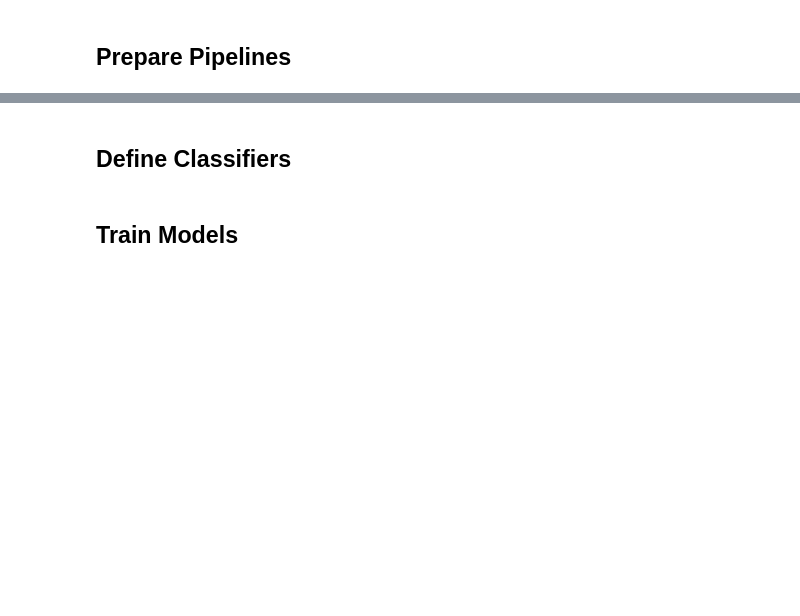
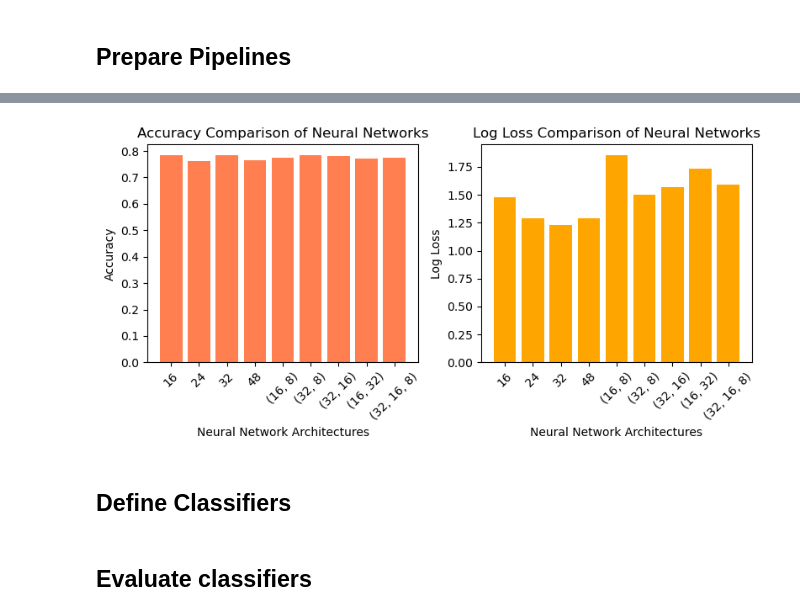
Before and after one commit to BearToCode/ai-mode-selection, a Jupyter notebook: notebook.ipynb, the cells around one changed output, grey strips where cells are left out. Cells and saved outputs as stored; diff of their text form; code cells hidden in the pictures; blank space fills up the shorter version.

```diff
--- a/notebook.ipynb
+++ b/notebook.ipynb
@@ -113,10 +117,16 @@ missing_choice = df["Choice"] < 0
 # Drop rows with missing target variable
 df.drop(df[missing_choice].index, inplace=True)
 
+missing_strategy = "impute"  # "drop" or "impute"
+
 # Drop rows with missing features (negative values)
 for feature, _ in global_features + [("Choice", FeatureType.Nominal)]:
     missing = df[feature] < 0
-    df.drop(df[missing].index, inplace=True)
+    if missing_strategy == "drop":
+        df.drop(df[missing].index, inplace=True)
+    elif missing_strategy == "impute":
+        if missing.any():
+            df.loc[missing, feature] = df[feature].median()
 
 # Set all attitudinal features = 6 ("Don't know") to 3 ("Neutral")
 # as removing them would lead to a significant loss of data
@@ -222,3 +278,36 @@ get_pipeline = lambda features, classifier: Pipeline(
+# %%
+# Plot the NN results
+import matplotlib.pyplot as plt
+
+plt.figure(figsize=(8, 4))
+# First plot: accuracy
+plt.subplot(1, 2, 1)
+plt.bar(
+    list(nn_results.keys()),
+    [res["accuracy"] for res in nn_results.values()],
+    color="coral",
+)
+plt.xticks(rotation=45)
+plt.xlabel("Neural Network Architectures")
+plt.ylabel("Accuracy")
+plt.title("Accuracy Comparison of Neural Networks")
+plt.tight_layout()
+
+# Second plot: log loss
+plt.subplot(1, 2, 2)
+plt.bar(
+    list(nn_results.keys()),
+    [res["log_loss"] for res in nn_results.values()],
+    color="orange",
+)
+plt.xticks(rotation=45)
+plt.xlabel("Neural Network Architectures")
+plt.ylabel("Log Loss")
+plt.title("Log Loss Comparison of Neural Networks")
+plt.tight_layout()
+plt.savefig("figures/nn_architectures_comparison.png")
+# %% [output]
+[figure, added]
 # %% [markdown]
 ## Define Classifiers
 # %%
@@ -237,5 +324,5 @@ classifiers = {
     ),
 }
-# %% [markdown]
-## Train Models
+# %% [markdown]
+## Evaluate classifiers
 # %%
```
Also changed, not shown: parts of 35 cells of this notebook, 7 other files.
